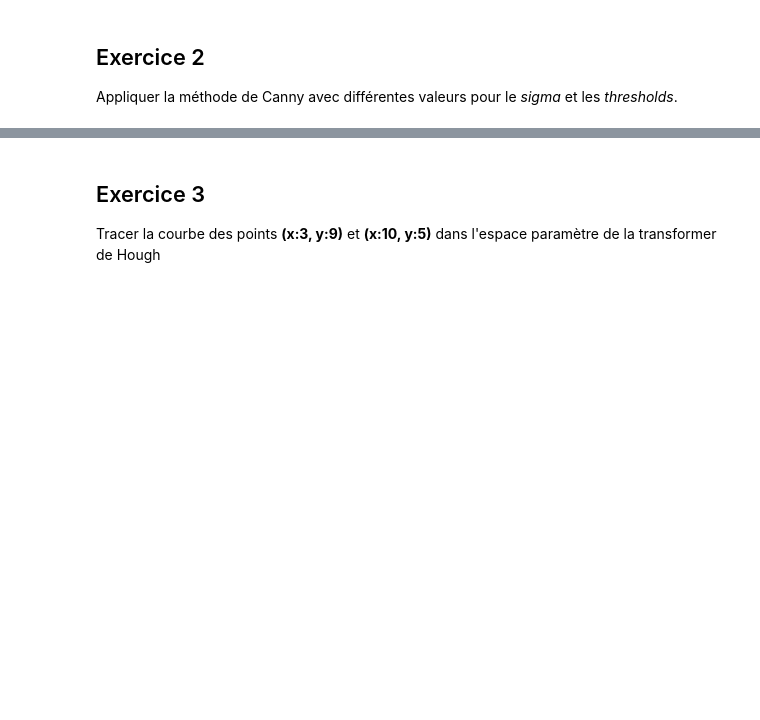
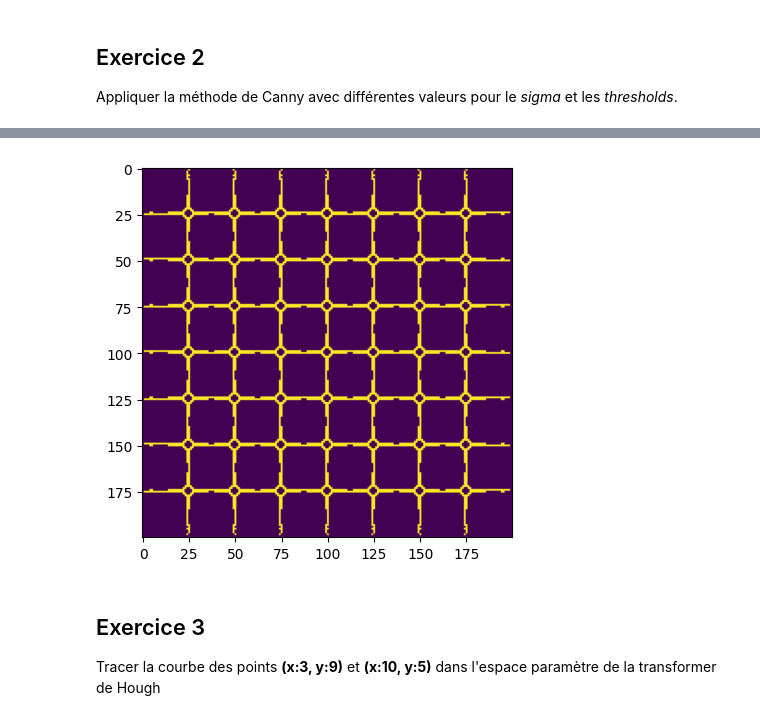
Before and after one commit to zervald/Lab-INF600F, a Jupyter notebook: lab7/Lab6.ipynb, the cells around one changed output, grey strips where cells are left out. Cells and saved outputs as stored; diff of their text form; code cells hidden in the pictures; blank space fills up the shorter version.

```diff
--- a/lab7/Lab6.ipynb
+++ b/lab7/Lab6.ipynb
@@ -71,3 +56,9 @@ canny(image, sigma=1.0, low_threshold=None, high_threshold=None, mask=None, use_
+# %%
+res = canny(img.astype(float), sigma=2, low_threshold=120, high_threshold=240)
+plt.imshow(res)
+plt.show()
+# %% [output]
+[figure, added]
 # %% [markdown]
 ## Exercice 3
 Tracer la courbe des points **(x:3, y:9)** et **(x:10, y:5)** dans l'espace paramètre de la transformer de Hough
```
Also changed, not shown: parts of 8 cells of this notebook.
